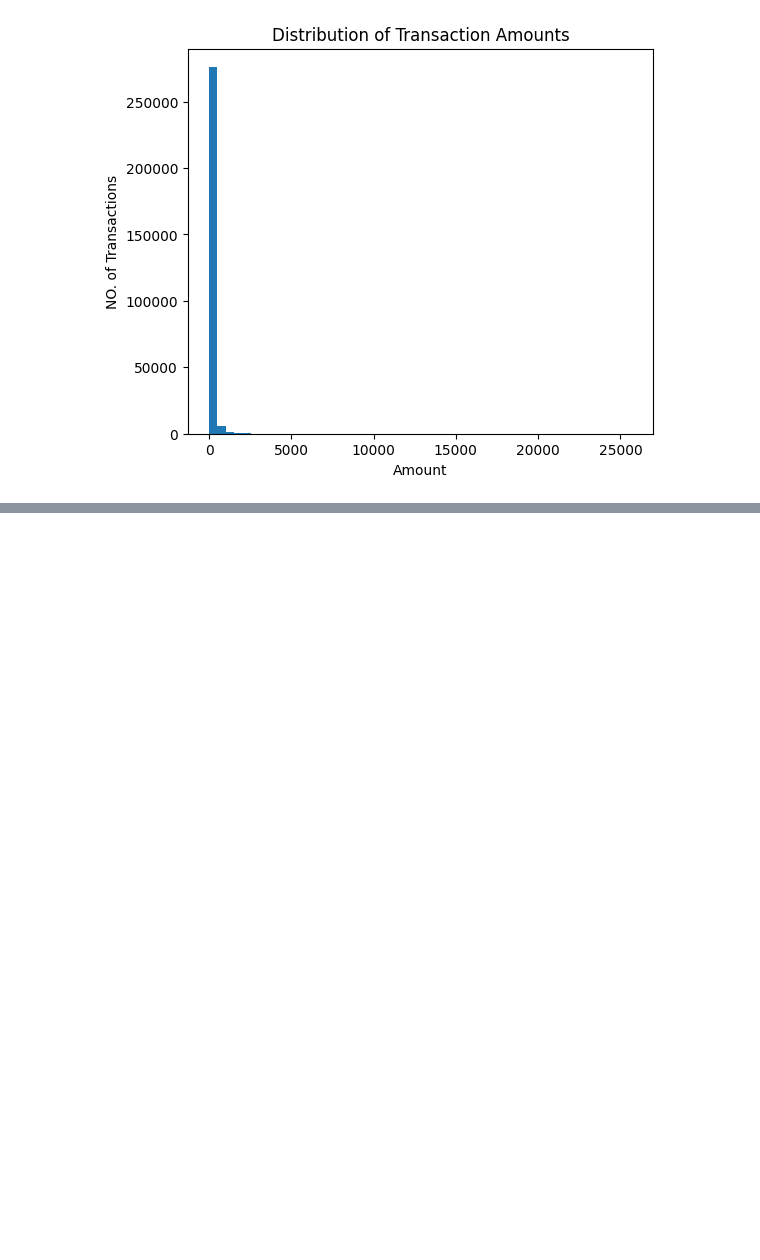
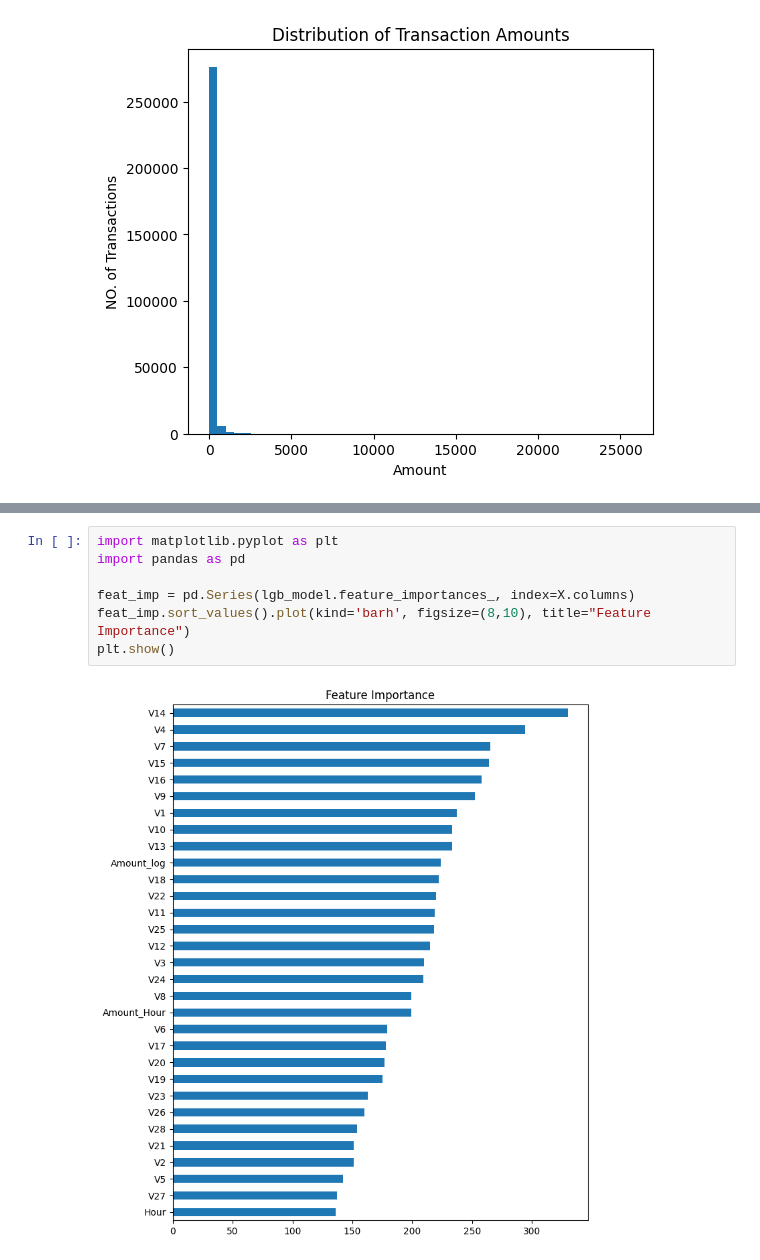
Before and after one commit to huraira-chohan/Fraud-Detection-Model, a Jupyter notebook: main.ipynb, the cells around one changed output, grey strips where cells are left out. Saved outputs shown, nothing was run; the diff lists cells and outputs as text; blank space fills up the shorter version.

```diff
--- a/main.ipynb
+++ b/main.ipynb
@@ -127,0 +222,9 @@ ValueError: numpy.dtype size changed, may indicate binary incompatibility. Expec
+# %%
+import matplotlib.pyplot as plt
+import pandas as pd
+
+feat_imp = pd.Series(lgb_model.feature_importances_, index=X.columns)
+feat_imp.sort_values().plot(kind='barh', figsize=(8,10), title="Feature Importance")
+plt.show()
+# %% [output]
+[figure, added]
```
Also changed, not shown: parts of 7 cells of this notebook.
